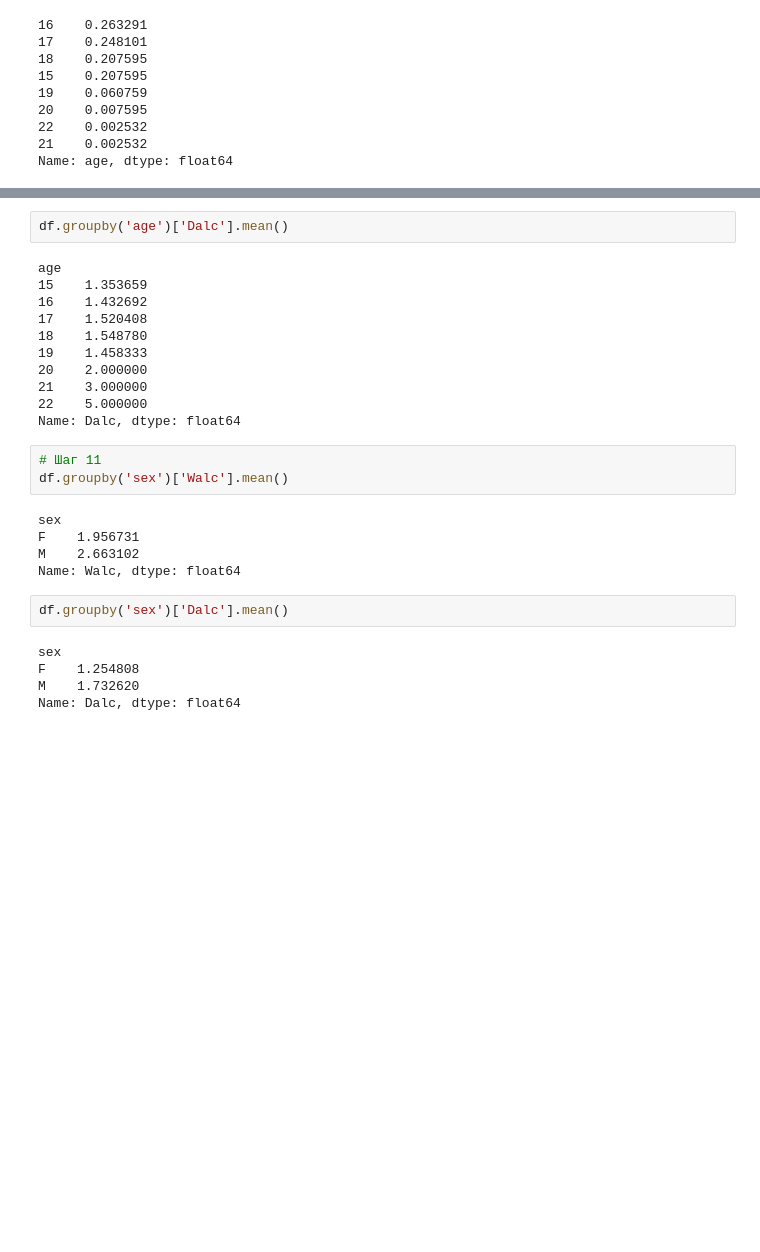
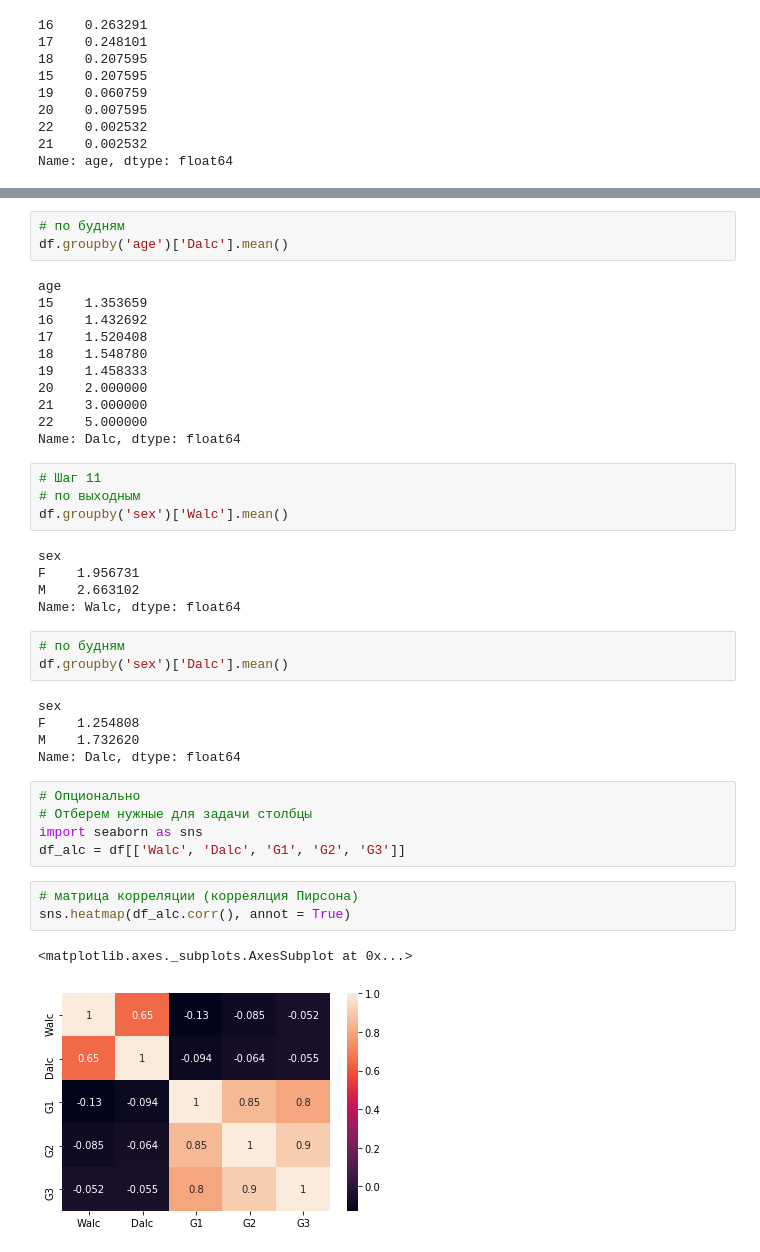
Before and after one commit to DmitriyVahrushev/ds_inno_abdt, a Jupyter notebook: homework_3/homework_3.ipynb, the cells around one changed output, grey strips where cells are left out. Drawn from its saved outputs; the diff is of its cells as text; blank space fills up the shorter version.

```diff
--- a/homework_3/homework_3.ipynb
+++ b/homework_3/homework_3.ipynb
@@ -93,6 +94,7 @@ age
 22    5.000000
 Name: Walc, dtype: float64
 # %%
+# по будням
 df.groupby('age')['Dalc'].mean()
 # %% [output]
 age
@@ -107,6 +109,7 @@ age
 Name: Dalc, dtype: float64
 # %%
 # Шаг 11
+# по выходным
 df.groupby('sex')['Walc'].mean()
 # %% [output]
 sex
@@ -114,9 +117,21 @@ F    1.956731
 M    2.663102
 Name: Walc, dtype: float64
 # %%
+# по будням
 df.groupby('sex')['Dalc'].mean()
 # %% [output]
 sex
 F    1.254808
 M    1.732620
 Name: Dalc, dtype: float64
+# %%
+# Опционально
+# Отберем нужные для задачи столбцы
+import seaborn as sns
+df_alc = df[['Walc', 'Dalc', 'G1', 'G2', 'G3']]
+# %%
+# матрица корреляции (корреялция Пирсона)
+sns.heatmap(df_alc.corr(), annot = True)
+# %% [output]
+<matplotlib.axes._subplots.AxesSubplot at 0x...>
+[figure, added]
```
Also changed, not shown: parts of 10 cells of this notebook.
